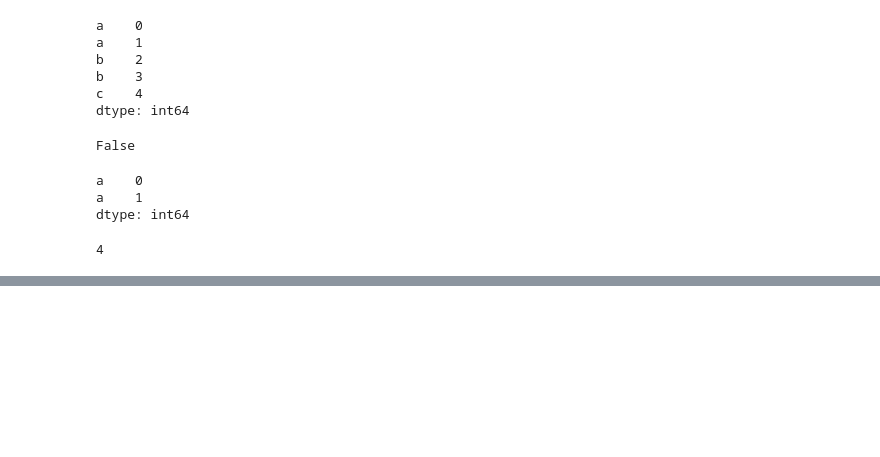
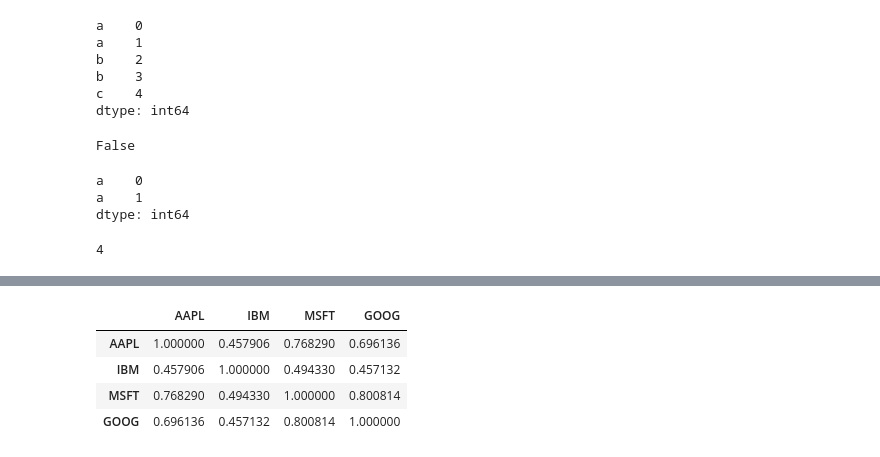
Before and after one commit to saliveja/pandas_study, a Jupyter notebook: python_for_data_analysis.ipynb, the cells around one changed output, grey strips where cells are left out. Cells and saved outputs as stored; diff of their text form; code cells hidden in the pictures; blank space fills up the shorter version.

```diff
--- a/python_for_data_analysis.ipynb
+++ b/python_for_data_analysis.ipynb
@@ -1334,0 +1429,9 @@ dtype: object
+# %%
+returns.corr()
+# lookinh for correlation between all: AAPL, IBM, MSFT, GOOG
+# %% [output]
+|  | AAPL | IBM | MSFT | GOOG |
+| AAPL | 1.000000 | 0.457906 | 0.768290 | 0.696136 |
+| IBM | 0.457906 | 1.000000 | 0.494330 | 0.457132 |
+| MSFT | 0.768290 | 0.494330 | 1.000000 | 0.800814 |
+| GOOG | 0.696136 | 0.457132 | 0.800814 | 1.000000 |
```
Also changed, not shown: parts of 56 cells of this notebook, 1 other file.
